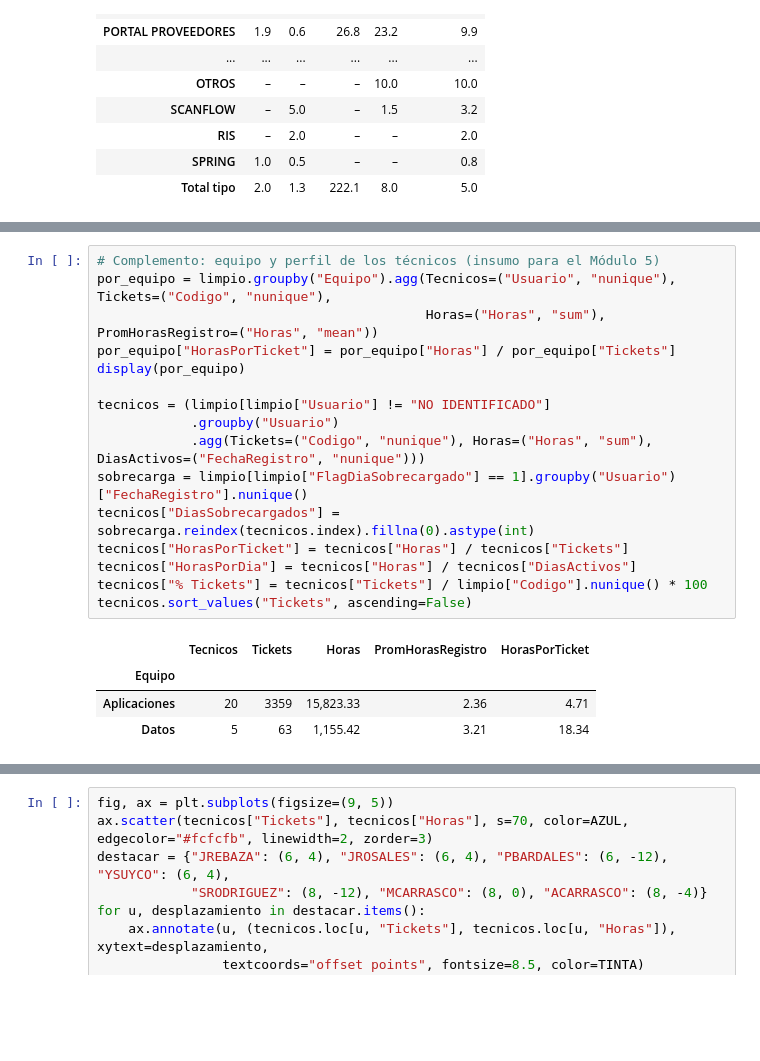
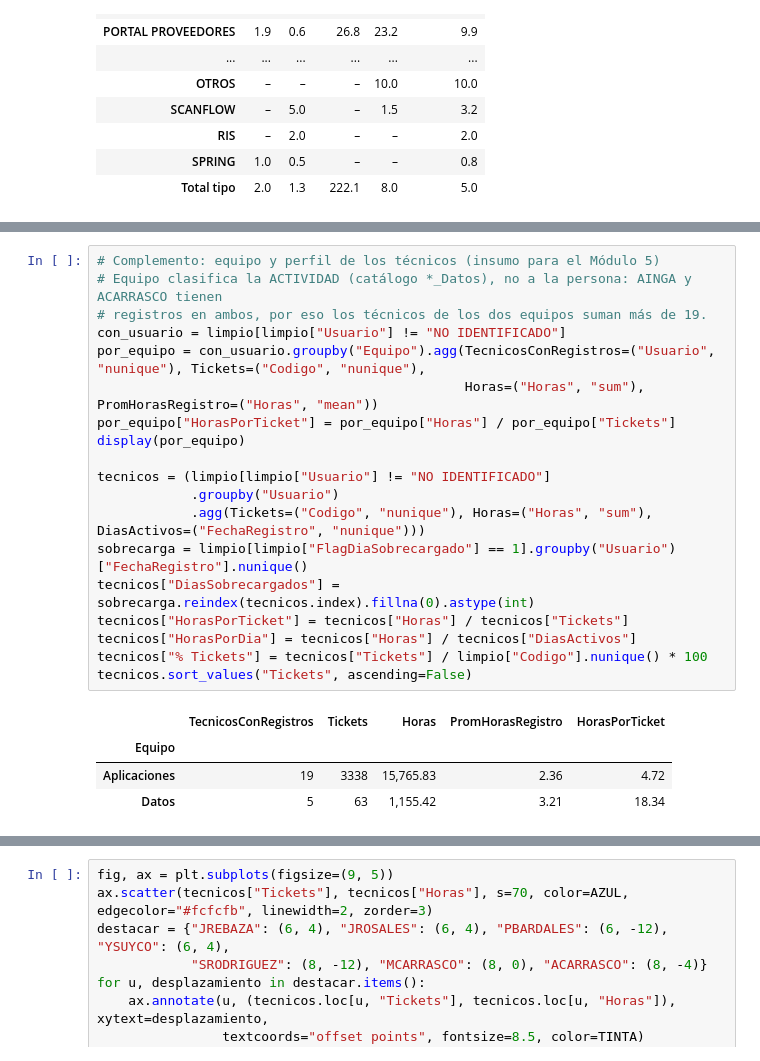
Before and after one commit to AnthonySAJZ/PRUEBA_TECNICA_SAN_FELIPE, a Jupyter notebook: notebooks/EDA_Requerimientos.ipynb, the cells around one changed output, grey strips where cells are left out. Cells and saved outputs as stored; diff of their text form; blank space fills up the shorter version.

```diff
--- a/notebooks/EDA_Requerimientos.ipynb
+++ b/notebooks/EDA_Requerimientos.ipynb
@@ -388,23 +434,26 @@ Horas por registro según Grupo: H = 791.1  p-valor = 1.1e-160  (14 grupos con n
 # %%
 # Complemento: equipo y perfil de los técnicos (insumo para el Módulo 5)
-por_equipo = limpio.groupby("Equipo").agg(Tecnicos=("Usuario", "nunique"), Tickets=("Codigo", "nunique"),
-                                          Horas=("Horas", "sum"), PromHorasRegistro=("Horas", "mean"))
+# Equipo clasifica la ACTIVIDAD (catálogo *_Datos), no a la persona: AINGA y ACARRASCO tienen
+# registros en ambos, por eso los técnicos de los dos equipos suman más de 19.
+con_usuario = limpio[limpio["Usuario"] != "NO IDENTIFICADO"]
+por_equipo = con_usuario.groupby("Equipo").agg(TecnicosConRegistros=("Usuario", "nunique"), Tickets=("Codigo", "nunique"),
+                                               Horas=("Horas", "sum"), PromHorasRegistro=("Horas", "mean"))
 por_equipo["HorasPorTicket"] = por_equipo["Horas"] / por_equipo["Tickets"]
 display(por_equipo)
 
 tecnicos = (limpio[limpio["Usuario"] != "NO IDENTIFICADO"]
             .groupby("Usuario")
             .agg(Tickets=("Codigo", "nunique"), Horas=("Horas", "sum"), DiasActivos=("FechaRegistro", "nunique")))
 sobrecarga = limpio[limpio["FlagDiaSobrecargado"] == 1].groupby("Usuario")["FechaRegistro"].nunique()
 tecnicos["DiasSobrecargados"] = sobrecarga.reindex(tecnicos.index).fillna(0).astype(int)
 tecnicos["HorasPorTicket"] = tecnicos["Horas"] / tecnicos["Tickets"]
 tecnicos["HorasPorDia"] = tecnicos["Horas"] / tecnicos["DiasActivos"]
 tecnicos["% Tickets"] = tecnicos["Tickets"] / limpio["Codigo"].nunique() * 100
 tecnicos.sort_values("Tickets", ascending=False)
 # %% [output]
-|  | Tecnicos | Tickets | Horas | PromHorasRegistro | HorasPorTicket |
+|  | TecnicosConRegistros | Tickets | Horas | PromHorasRegistro | HorasPorTicket |
 | Equipo |  |  |  |  |  |
-| Aplicaciones | 20 | 3359 | 15,823.33 | 2.36 | 4.71 |
+| Aplicaciones | 19 | 3338 | 15,765.83 | 2.36 | 4.72 |
 | Datos | 5 | 63 | 1,155.42 | 3.21 | 18.34 |
 |  | Tickets | Horas | DiasActivos | DiasSobrecargados | HorasPorTicket | HorasPorDia | % Tickets |
 | Usuario |  |  |  |  |  |  |  |
```
Also changed, not shown: parts of 9 cells of this notebook, 27 other files.
